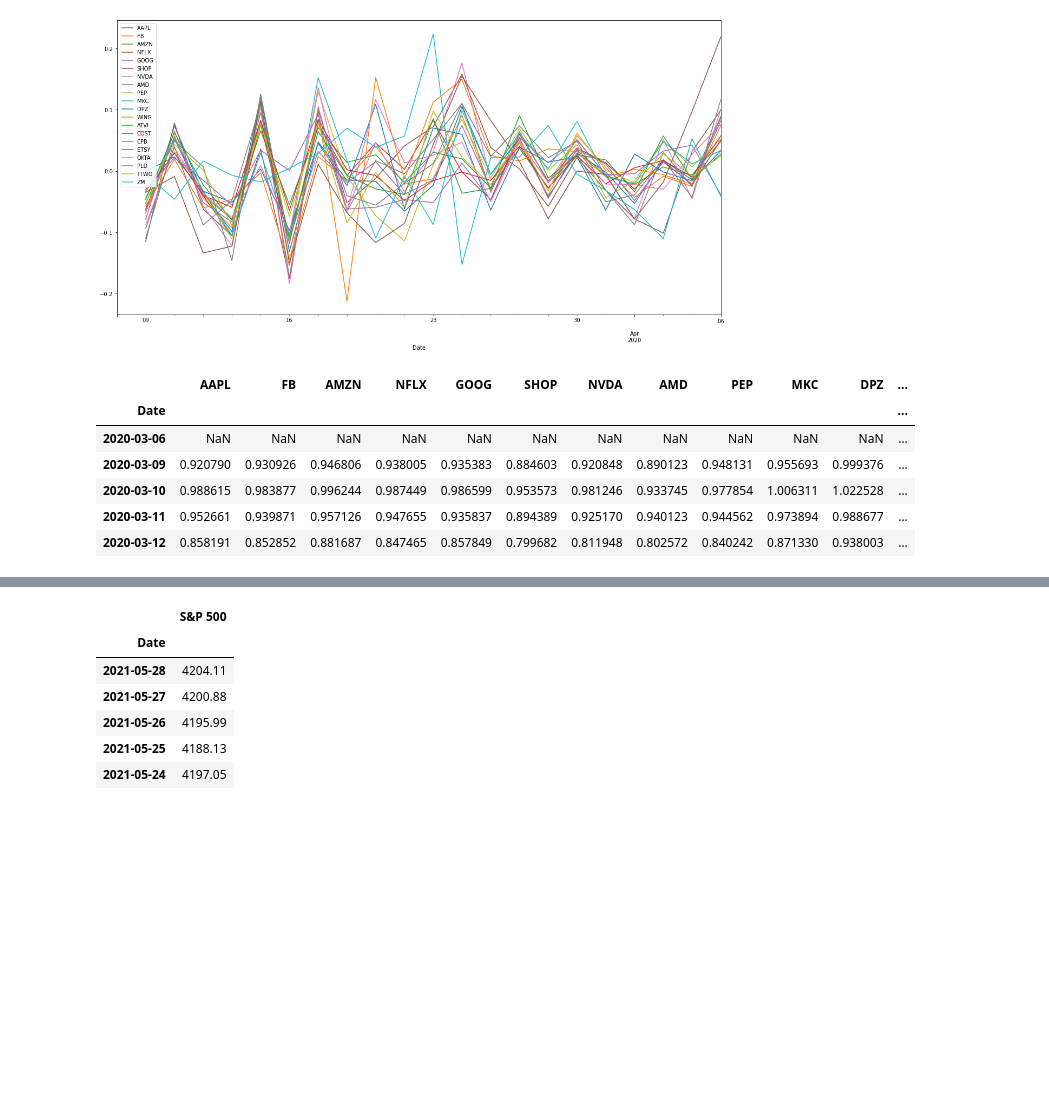
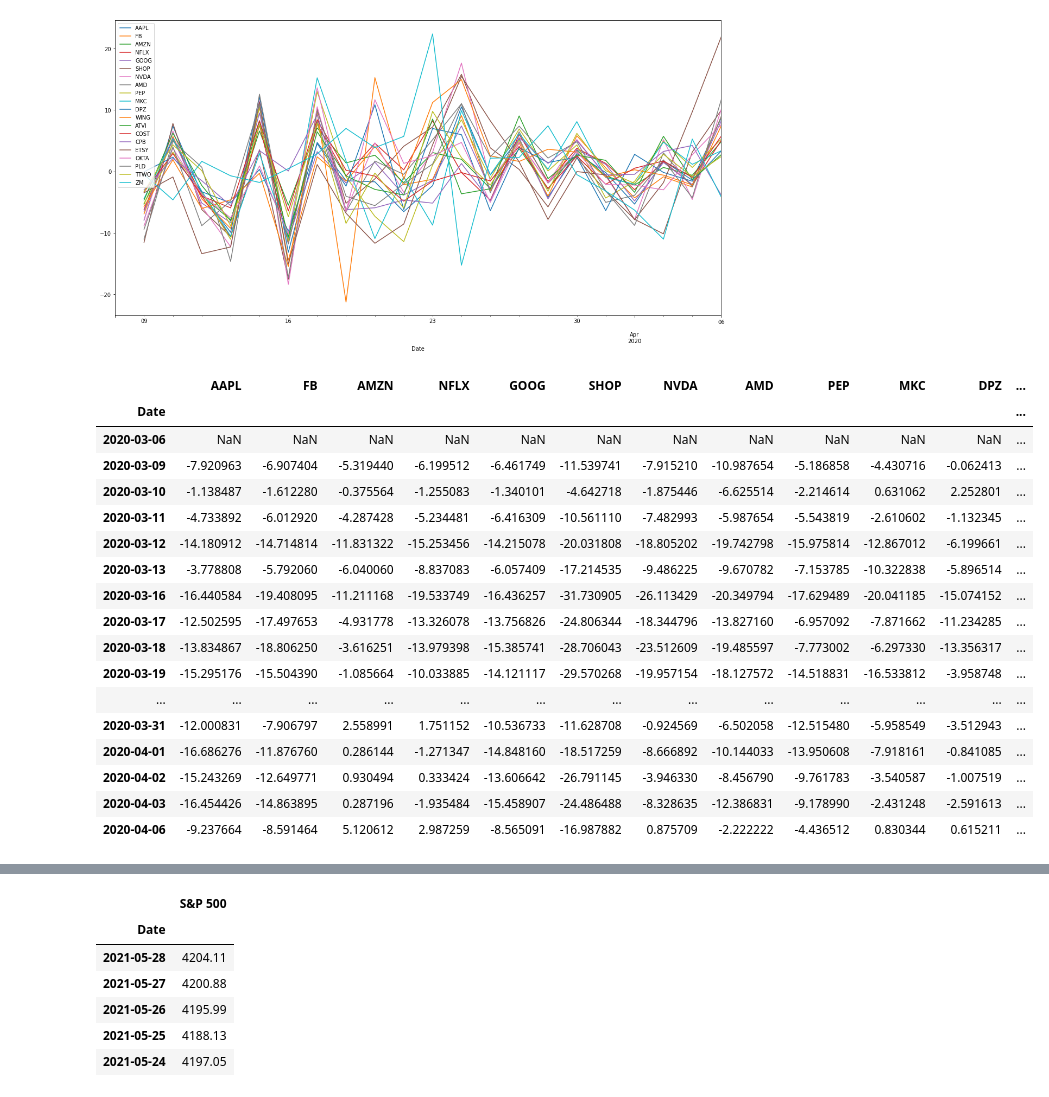
Before and after one commit to HeyokaBull777/Group_5, a Jupyter notebook: 1monthanalysis.ipynb, the cells around one changed output, grey strips where cells are left out. Drawn from its saved outputs; the diff is of its cells as text; code cells hidden in the pictures; blank space fills up the shorter version.

```diff
--- a/1monthanalysis.ipynb
+++ b/1monthanalysis.ipynb
@@ -64,8 +64,8 @@ stocks.head()
 | 2020-03-11 | 275.30 | 170.22 | 1819.63 | 349.59 | 1215.10 | 422.2300 | 246.160 | 45.690 | 129.66 | 146.61 | 332.66 | ... |
 | 2020-03-12 | 248.00 | 154.46 | 1676.21 | 312.63 | 1113.84 | 377.5200 | 216.035 | 39.005 | 115.34 | 131.17 | 315.61 | ... |
 # %%
-daily_returns = stocks.pct_change()
-daily_returns.head()
+daily_returns = (stocks.pct_change())*100
+daily_returns
 # %% [output]
 |  | AAPL | FB | AMZN | NFLX | GOOG | SHOP | NVDA | AMD | PEP | MKC | DPZ | ... |
 | Date |  |  |  |  |  |  |  |  |  |  |  | ... |
@@ -80,13 +91,24 @@ daily_returns.plot(figsize= (20,10))
 <AxesSubplot:xlabel='Date'>
 [figure]
 # %%
-cum_returns = (1+daily_returns).cumprod()
-cum_returns.head()
+cum_returns = ((1+daily_returns).cumprod()-1)*100
+cum_returns
 # %% [output]
 |  | AAPL | FB | AMZN | NFLX | GOOG | SHOP | NVDA | AMD | PEP | MKC | DPZ | ... |
 | Date |  |  |  |  |  |  |  |  |  |  |  | ... |
 | 2020-03-06 | NaN | NaN | NaN | NaN | NaN | NaN | NaN | NaN | NaN | NaN | NaN | ... |
-| 2020-03-09 | 0.920790 | 0.930926 | 0.946806 | 0.938005 | 0.935383 | 0.884603 | 0.920848 | 0.890123 | 0.948131 | 0.955693 | 0.999376 | ... |
-| 2020-03-10 | 0.988615 | 0.983877 | 0.996244 | 0.987449 | 0.986599 | 0.953573 | 0.981246 | 0.933745 | 0.977854 | 1.006311 | 1.022528 | ... |
-| 2020-03-11 | 0.952661 | 0.939871 | 0.957126 | 0.947655 | 0.935837 | 0.894389 | 0.925170 | 0.940123 | 0.944562 | 0.973894 | 0.988677 | ... |
-| 2020-03-12 | 0.858191 | 0.852852 | 0.881687 | 0.847465 | 0.857849 | 0.799682 | 0.811948 | 0.802572 | 0.840242 | 0.871330 | 0.938003 | ... |
+| 2020-03-09 | -7.920963 | -6.907404 | -5.319440 | -6.199512 | -6.461749 | -11.539741 | -7.915210 | -10.987654 | -5.186858 | -4.430716 | -0.062413 | ... |
+| 2020-03-10 | -1.138487 | -1.612280 | -0.375564 | -1.255083 | -1.340101 | -4.642718 | -1.875446 | -6.625514 | -2.214614 | 0.631062 | 2.252801 | ... |
+| 2020-03-11 | -4.733892 | -6.012920 | -4.287428 | -5.234481 | -6.416309 | -10.561110 | -7.482993 | -5.987654 | -5.543819 | -2.610602 | -1.132345 | ... |
+| 2020-03-12 | -14.180912 | -14.714814 | -11.831322 | -15.253456 | -14.215078 | -20.031808 | -18.805202 | -19.742798 | -15.975814 | -12.867012 | -6.199661 | ... |
+| 2020-03-13 | -3.778808 | -5.792060 | -6.040060 | -8.837083 | -6.057409 | -17.214535 | -9.486225 | -9.670782 | -7.153785 | -10.322838 | -5.896514 | ... |
+| 2020-03-16 | -16.440584 | -19.408095 | -11.211168 | -19.533749 | -16.436257 | -31.730905 | -26.113429 | -20.349794 | -17.629489 | -20.041185 | -15.074152 | ... |
+| 2020-03-17 | -12.502595 | -17.497653 | -4.931778 | -13.326078 | -13.756826 | -24.806344 | -18.344796 | -13.827160 | -6.957092 | -7.871662 | -11.234285 | ... |
+| 2020-03-18 | -13.834867 | -18.806250 | -3.616251 | -13.979398 | -15.385741 | -28.706043 | -23.512609 | -19.485597 | -7.773002 | -6.297330 | -13.356317 | ... |
+| 2020-03-19 | -15.295176 | -15.504390 | -1.085664 | -10.033885 | -14.121117 | -29.570268 | -19.957154 | -18.127572 | -14.518831 | -16.533812 | -3.958748 | ... |
+| ... | ... | ... | ... | ... | ... | ... | ... | ... | ... | ... | ... | ... |
+| 2020-03-31 | -12.000831 | -7.906797 | 2.558991 | 1.751152 | -10.536733 | -11.628708 | -0.924569 | -6.502058 | -12.515480 | -5.958549 | -3.512943 | ... |
+| 2020-04-01 | -16.686276 | -11.876760 | 0.286144 | -1.271347 | -14.848160 | -18.517259 | -8.666892 | -10.144033 | -13.950608 | -7.918161 | -0.841085 | ... |
+| 2020-04-02 | -15.243269 | -12.649771 | 0.930494 | 0.333424 | -13.606642 | -26.791145 | -3.946330 | -8.456790 | -9.761783 | -3.540587 | -1.007519 | ... |
+| 2020-04-03 | -16.454426 | -14.863895 | 0.287196 | -1.935484 | -15.458907 | -24.486488 | -8.328635 | -12.386831 | -9.178990 | -2.431248 | -2.591613 | ... |
+| 2020-04-06 | -9.237664 | -8.591464 | 5.120612 | 2.987259 | -8.565091 | -16.987882 | 0.875709 | -2.222222 | -4.436512 | 0.830344 | 0.615211 | ... |
```
Also changed, not shown: parts of 9 cells of this notebook, 2 other files.
